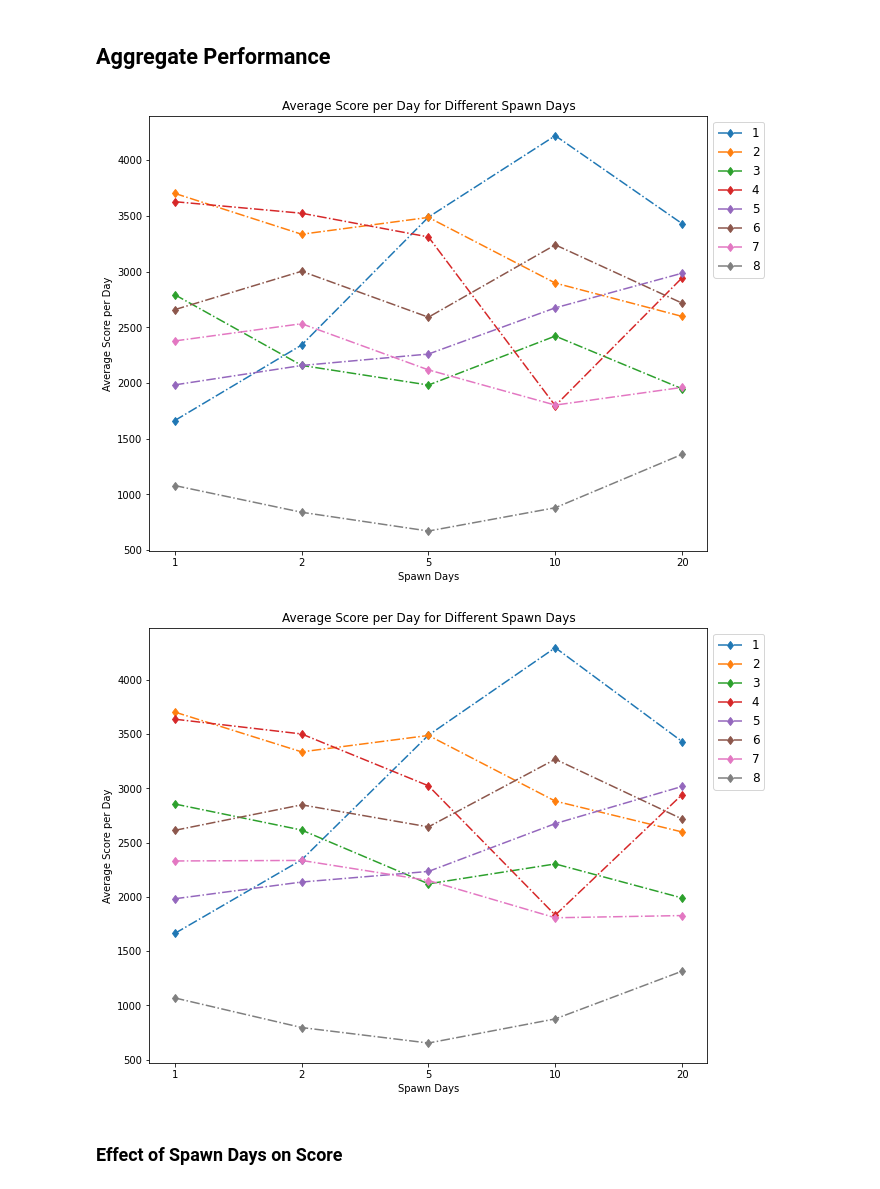
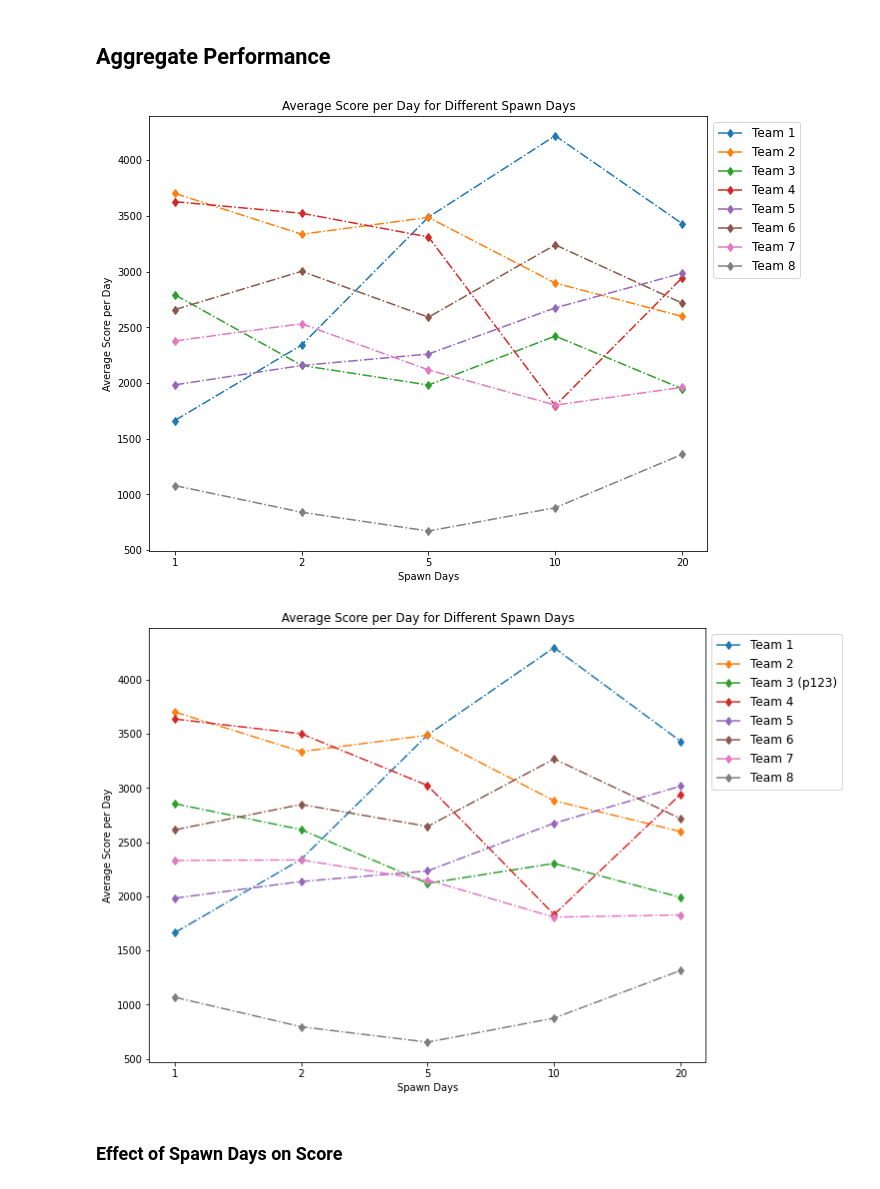
Before and after one commit to yunlanli/voronoi_analysis, a Jupyter notebook: notebooks/analysis.ipynb, the cells around one changed output. Cells and saved outputs as stored; diff of their text form; code cells hidden in the pictures.

Commit message:
update graph legend

```diff
--- a/notebooks/analysis.ipynb
+++ b/notebooks/analysis.ipynb
@@ -22,6 +22,11 @@ def config2colname(days, spawn_days):
 # %%
 colnames = [config2colname(d, s) for d, s in games_config]
 gcolnames = ['Total Day', 'Spawn Rate', 'Player 1', 'Player 2', 'Player 3', 'Player 4', 'Player 1 Final Score', 'Player 2 Final Score', 'Player 3 Final Score', 'Player 4 Final Score']
+# %%
+legend = [f'Team {i}' for i in range(1, 9)]
+
+legend_g3p123 = legend.copy()
+legend_g3p123[2] = 'Team 3 (p123)'
 # %% [markdown]
 # Helper Functions for plotting graphs
 # %%
@@ -224,7 +231,7 @@ Name: 50, 1 - Total Score, dtype: float64
 ## Aggregate Performance
 # %%
 # x-axis: spawn days, y-axis: average score per day
-def plot_avg_score_for_spawn_days(scores_df):
+def plot_avg_score_for_spawn_days(scores_df, legend=legend):
 	_scores_df = scores_df.assign(Total=scores_df['Game Days'] * scores_df['Games'])
 	_scores_df['Spawn Days'] = _scores_df.apply(space_out_spawn_days_evenly, axis=1)
 
@@ -235,18 +242,18 @@ def plot_avg_score_for_spawn_days(scores_df):
 	_scores_ax = _scores_df.plot.line(ylabel='Average Score per Day', title='Average Score per Day for Different Spawn Days', marker='d', linestyle='-.', figsize=(10, 8))
 
 	_scores_ax.set_xticks(es_sds, spawn_rates_config)
-	_scores_ax.legend(loc='best', fontsize=12, bbox_to_anchor=(1,1))
+	_scores_ax.legend(legend, loc='best', fontsize=12, bbox_to_anchor=(1,1))
 
 	return _scores_ax
 # %%
 _scores_ax = plot_avg_score_for_spawn_days(scores_df)
 save_fig(_scores_ax, f'../graphs/avg_score_per_day_by_spawn_rate')
 
-_scores_ax = plot_avg_score_for_spawn_days(gdf1.reset_index())
+_scores_ax = plot_avg_score_for_spawn_days(gdf1.reset_index(), legend=legend_g3p123)
 save_fig(_scores_ax, f'../graphs/avg_score_per_day_by_spawn_rate_p123')
 # %% [output]
-[figure, old version]
+[figure, new version]
-[figure, old version]
+[figure, new version]
 # %% [markdown]
 ### Effect of Spawn Days on Score
 # %%
```
Also changed, not shown: parts of 10 cells of this notebook.
